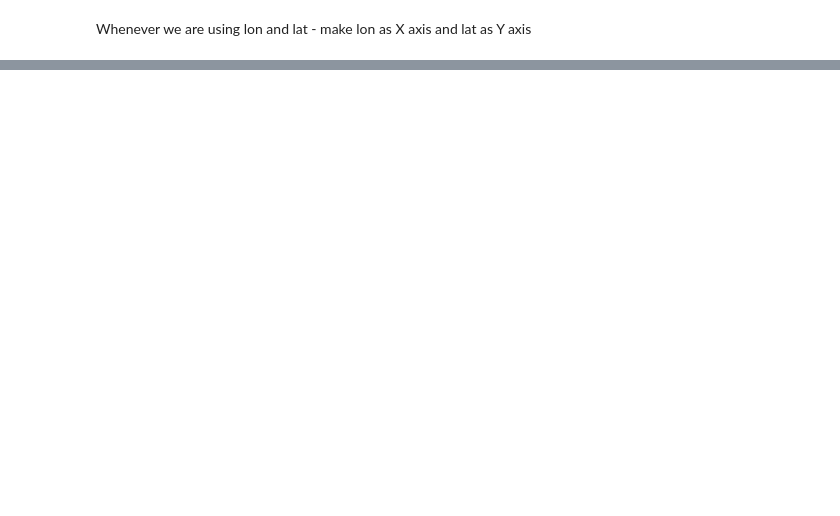
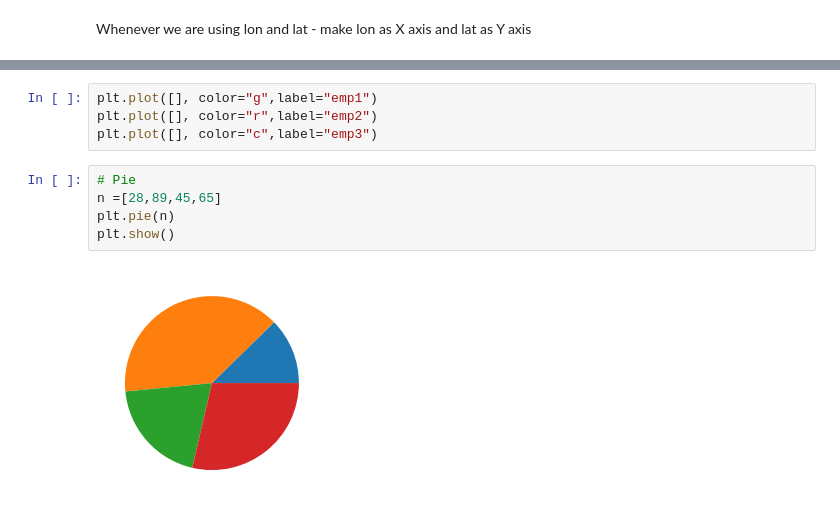
Before and after one commit to sithart/Datascience, a Jupyter notebook: Untitled6.ipynb, the cells around one changed output, grey strips where cells are left out. Cells and saved outputs as stored; diff of their text form; blank space fills up the shorter version.

```diff
--- a/Untitled6.ipynb
+++ b/Untitled6.ipynb
@@ -121,0 +163,11 @@ Whenever we are using lon and lat - make lon as X axis and lat as Y axis
+# %%
+plt.plot([], color="g",label="emp1")
+plt.plot([], color="r",label="emp2")
+plt.plot([], color="c",label="emp3")
+# %%
+# Pie
+n =[28,89,45,65]
+plt.pie(n)
+plt.show()
+# %% [output]
+[figure, added]
```
Also changed, not shown: parts of 18 cells of this notebook, 1 other file.
